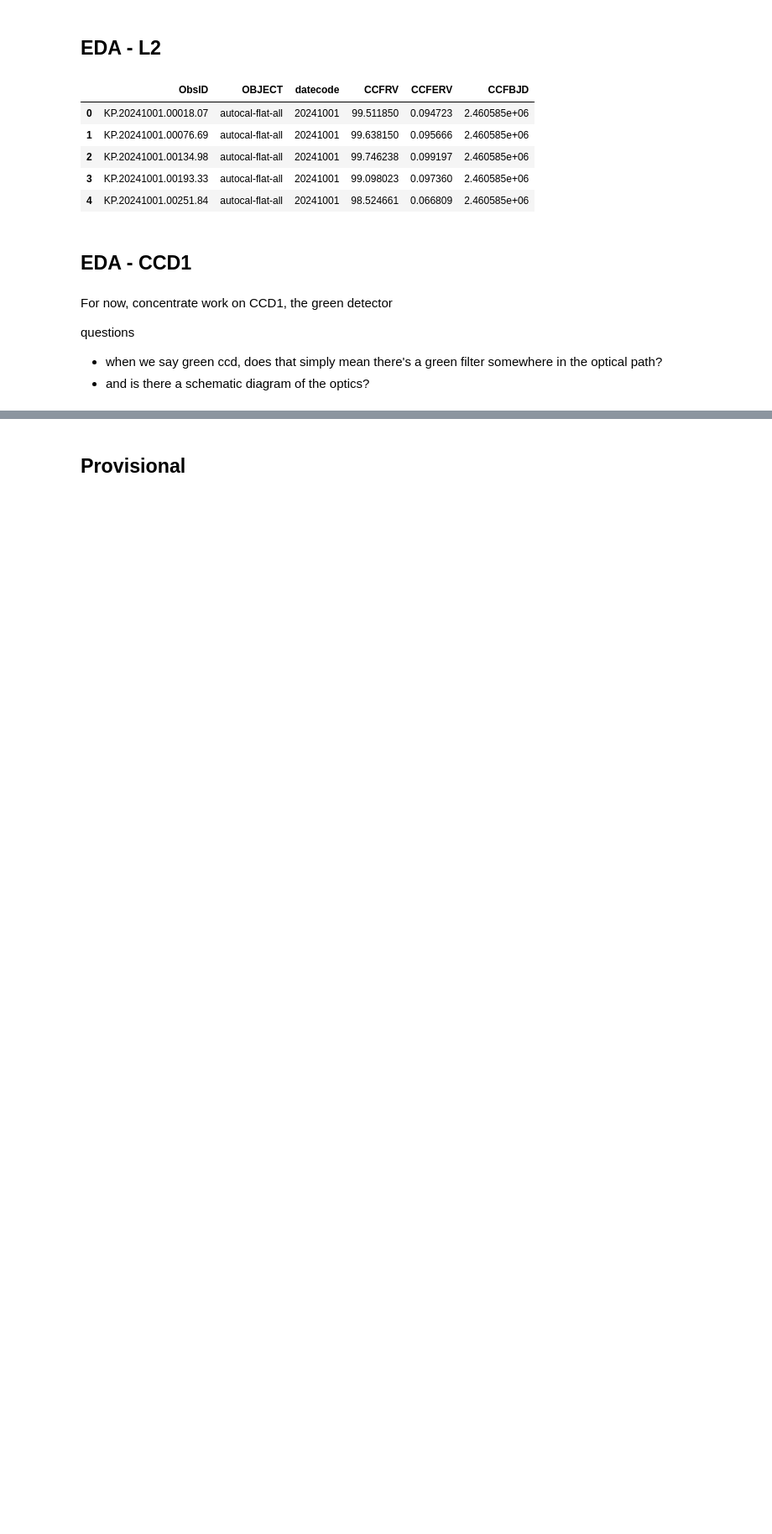
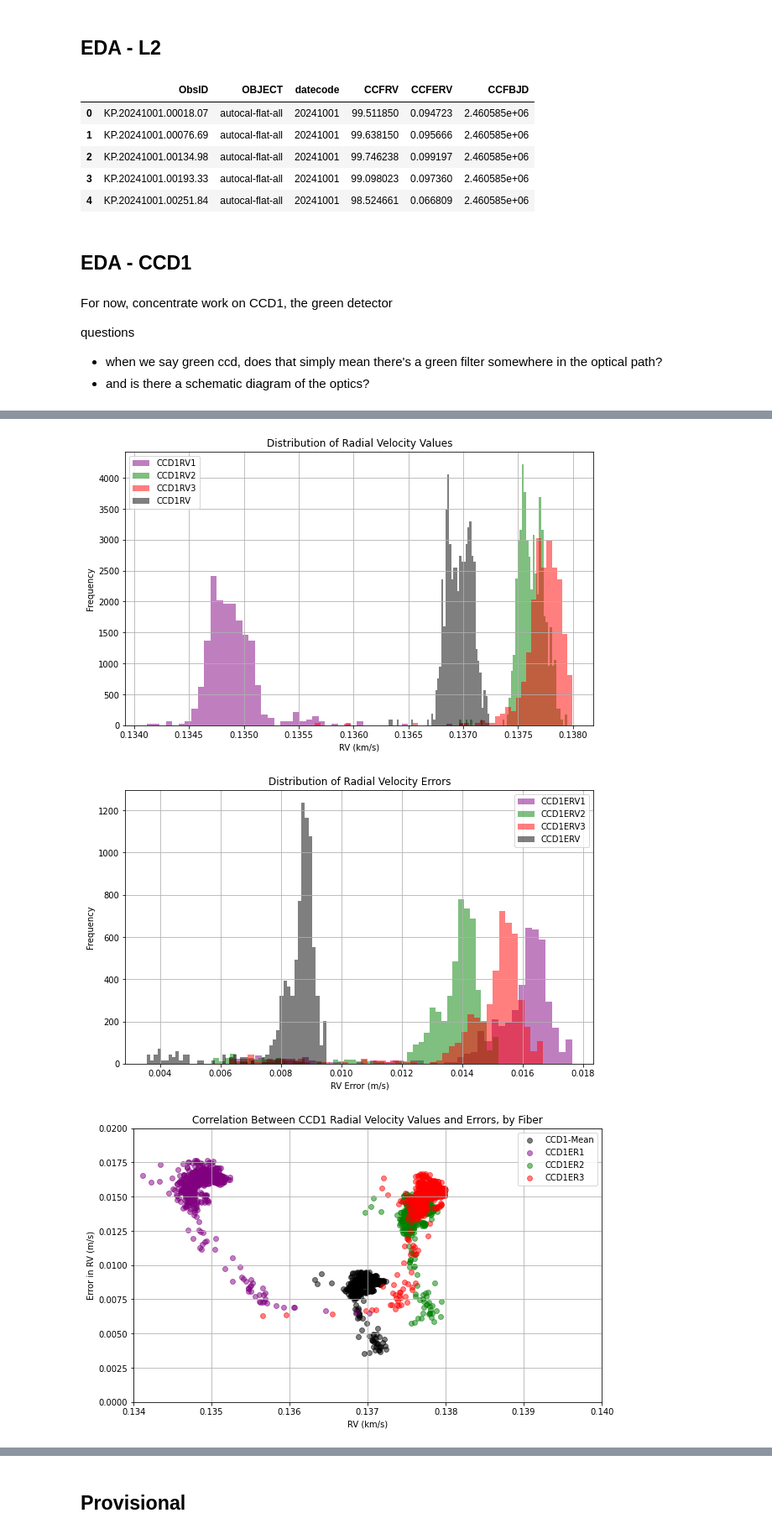
Before and after one commit to howardisaacson/KPF_data_science_sp2025, a Jupyter notebook: jspencermorris/notebooks/jsm_eda_01.ipynb, the cells around one changed output, grey strips where cells are left out. Shown at 84% size. Cells and saved outputs as stored; diff of their text form; code cells hidden in the pictures; blank space fills up the shorter version.

```diff
--- a/jspencermorris/notebooks/jsm_eda_01.ipynb
+++ b/jspencermorris/notebooks/jsm_eda_01.ipynb
@@ -670,0 +866,9 @@ print(df_02['OBJECT'].unique())
+# %%
+# pass only objects that are lfc
+df_02c= df_02a[df_02a['OBJECT'].str.contains('autocal-lfc')] # autocal-lfc # autocal-etalon
+
+# inspect the df
+display(df_02c.sample(3))
+
+# display the df shape
+print(f"DataFrame Shape: {df_02c.shape}")
@@ -670,0 +882,59 @@ print(df_02['OBJECT'].unique())
+# %%
+# plot the distributions of radial velocity values
+plot_rv_value_histograms_by_fiber(df_02c)
+
+# plot the distributions of radial velocity errors
+plot_rv_error_histograms_by_fiber(df_02c)
+# OBSERVATIONS:
+#   why aren't the RV's centered around 0 (some neg, some pos)?
+
+# plot the distributions of radial velocity errors
+plot_rv_error_scatter_by_fiber(df_02c, xmin=.134, xmax=.14, ymin=0, ymax=.02)
+# OBSERVATIONS:
+#   there is some clustering in the error
+
+# investigate if there are any IQR outliers
+"""show_iqr_outliers(df_02c, 'CCD1ERV')
+show_iqr_outliers(df_02c, 'CCD1ERV1')
+show_iqr_outliers(df_02c, 'CCD1ERV2')
+show_iqr_outliers(df_02c, 'CCD1ERV3')"""
+
+# perform t tests on errors from each error cluster
+"""compare_rv_clusters_ttest(df_02c, 'CCD1ERV', 0.00025, 'CCD1ERV')
+compare_rv_clusters_ttest(df_02c, 'CCD1ERV1', 0.00025, 'CCD1ERV1')
+compare_rv_clusters_ttest(df_02c, 'CCD1ERV2', 0.00025, 'CCD1ERV2')
+compare_rv_clusters_ttest(df_02c, 'CCD1ERV3', 0.00025, 'CCD1ERV3')"""
+
+# perform t tests on temp from each error cluster
+"""compare_rv_clusters(df_02c, 'CCD1ERV', 0.00025, 'ETAV1C1T')
+compare_rv_clusters(df_02c, 'CCD1ERV1', 0.00025, 'ETAV1C1T')
+compare_rv_clusters(df_02c, 'CCD1ERV2', 0.00025, 'ETAV1C1T')
+compare_rv_clusters(df_02c, 'CCD1ERV3', 0.00025, 'ETAV1C1T')"""
+
+# plot the mean RV value, along with its error, from the Green CCD over time
+plot_rv_time_trends_grid(df_02c, 0.1, .35, 0.134, 0.138)
+# OBSERVATIONS:
+#   the error in RV varies over time (not a surprise)
+# QUESTIONS:
+#   how is the error itself computed?
+
+# plot the mean RV against the component RV's
+#plot_rv_scatter_by_fiber(df_02c, 0.1362,0.1374,0.134,0.138)
+plot_rv_scatter_by_fiber_overlay(df_02c, 0.1362,0.1374,0.134,0.1385)
+# OBSERVATIONS:
+#   i'd naively expect a uniform distribution about y=x but we don't see this
+#   howard mentioned that the error distribution around CCD1RV1=0 arises from the bias
+
+# plot scatter of RV values between fibers
+plot_fiber_rv_values_scatter(df_02c)
+# OBSERVATIONS:
+#   y-offset =/= 0
+
+# plot scatter of RV errors between fibers
+plot_fiber_rv_errors_scatter(df_02c)
+# OBSERVATIONS:
+#   y-offset =/= 0;  for Fiber1/Fiber2 the slope =/= 1
+# %% [output]
+[figure, added]
+[figure, added]
+[figure, added]
```
Also changed, not shown: parts of 54 cells of this notebook.
